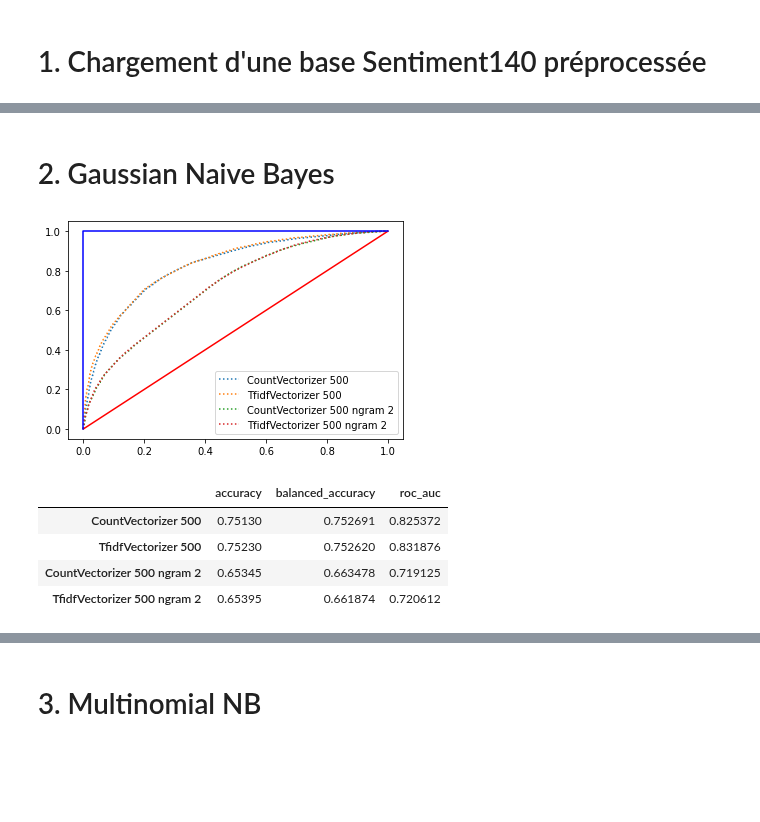
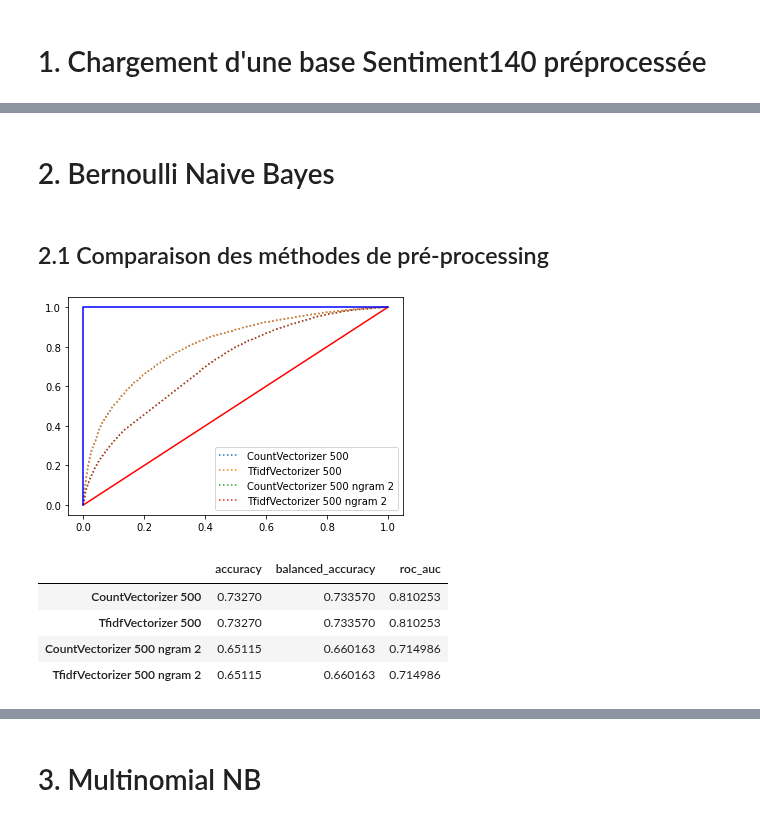
Before and after one commit to baptiste-pasquier/data_2A, a Jupyter notebook: model-NB.ipynb, the cells around one changed output, grey strips where cells are left out. Saved outputs shown, nothing was run; the diff lists cells and outputs as text; code cells hidden in the pictures; blank space fills up the shorter version.

```diff
--- a/model-NB.ipynb
+++ b/model-NB.ipynb
@@ -24,6 +26,7 @@ import os
 Pas de standardisation ici
 # %%
 def conf_matrix(X, y, vectorizer, model, verbose=True):
+    '''Trace la matrice de confusion du modèle souhaité'''
     X = vectorizer.fit_transform(X)
     X_train, X_test, y_train, y_test = train_test_split(X, y, train_size=0.80, random_state=1234)
 
@@ -56,6 +59,7 @@ def conf_matrix(X, y, vectorizer, model, verbose=True):
 # %%
 def comparaison(X, y, N, model, onlyTFID=False, show_graph=True, show_table=True):
     """
+    Compraison des modèles par rapport à la courbe ROC
     N correspond au nombre de features
     """
     table = []
@@ -166,14 +171,16 @@ df.head(10)
 X = df.text.to_list()
 y = df.sentiment.to_list()
 # %% [markdown]
-# 2. Gaussian Naive Bayes
+# 2. Bernoulli Naive Bayes
+# %% [markdown]
+## 2.1 Comparaison des méthodes de pré-processing
 # %%
 %%time
-comparaison(X, y, 500, LogisticRegression(max_iter=200))
+comparaison(X, y, 500, BernoulliNB())
 # %% [output]
-[figure, old version]
+[figure, new version]
 |  | accuracy | balanced_accuracy | roc_auc |
-| CountVectorizer 500 | 0.75130 | 0.752691 | 0.825372 |
-| TfidfVectorizer 500 | 0.75230 | 0.752620 | 0.831876 |
-| CountVectorizer 500 ngram 2 | 0.65345 | 0.663478 | 0.719125 |
-| TfidfVectorizer 500 ngram 2 | 0.65395 | 0.661874 | 0.720612 |
+| CountVectorizer 500 | 0.73270 | 0.733570 | 0.810253 |
+| TfidfVectorizer 500 | 0.73270 | 0.733570 | 0.810253 |
+| CountVectorizer 500 ngram 2 | 0.65115 | 0.660163 | 0.714986 |
+| TfidfVectorizer 500 ngram 2 | 0.65115 | 0.660163 | 0.714986 |
```
Also changed, not shown: parts of 17 cells of this notebook.
